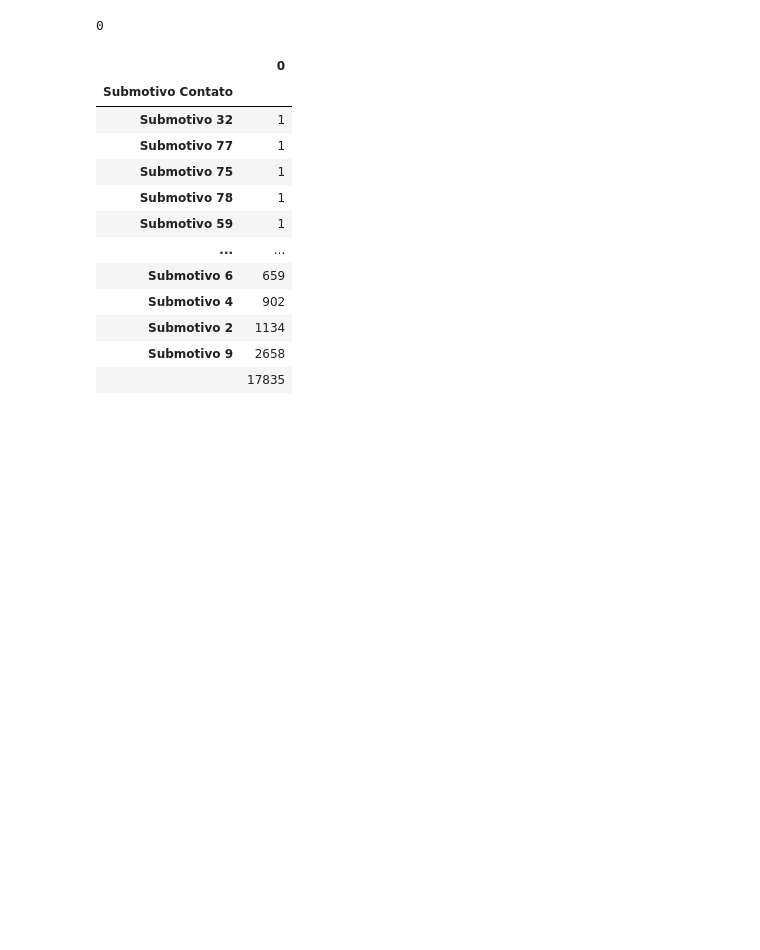
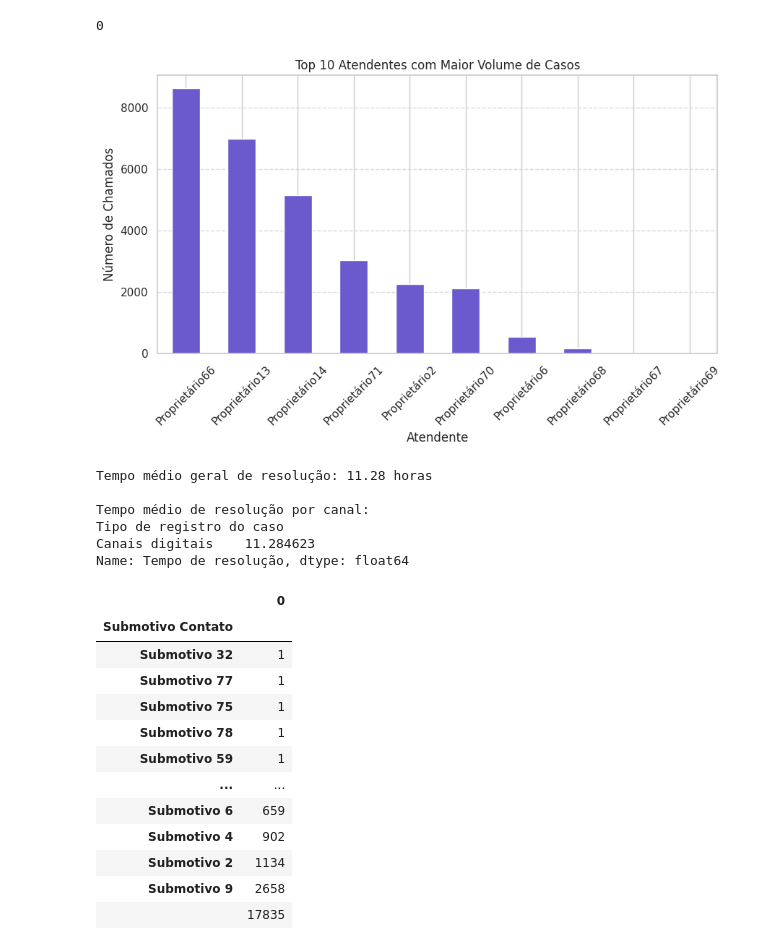
Before and after one commit to nataliaboaventura/customerservice, a Jupyter notebook: CustomerService.ipynb, the cells around one changed output. Cells and saved outputs as stored; diff of their text form; code cells hidden in the pictures; blank space fills up the shorter version.

```diff
--- a/CustomerService.ipynb
+++ b/CustomerService.ipynb
@@ -803,6 +839,44 @@ canais['Submotivo Contato'].isna().sum()
 #Substituindo os valores faltantes por nulos para não prejudicar a análise
 
 canais['Submotivo Contato'].fillna('', inplace=True)
+# %%
+## Volume de casos por atendente
+
+# Convertendo colunas de data para datetime
+canais['Data/Hora de abertura'] = pd.to_datetime(canais['Data/Hora de abertura'], errors='coerce')
+canais['Data/Hora de fechamento'] = pd.to_datetime(canais['Data/Hora de fechamento'], errors='coerce')
+
+# Criando a coluna de tempo de resolução (removendo casos sem data de fechamento)
+canais['Tempo de resolução'] = (canais['Data/Hora de fechamento'] - canais['Data/Hora de abertura']).dt.total_seconds() / 3600  # Em horas
+tempo_medio_geral = canais['Tempo de resolução'].mean()
+
+# Tempo médio por canal
+tempo_medio_por_canal = canais.groupby('Tipo de registro do caso')['Tempo de resolução'].mean()
+
+# Gráfico de volume de casos por atendente (Top 10)
+top_10_atendentes = canais['Proprietário do caso'].value_counts().nlargest(10)
+
+plt.figure(figsize=(10,5))
+top_10_atendentes.plot(kind='bar', color='#6A5ACD')
+plt.title('Top 10 Atendentes com Maior Volume de Casos')
+plt.xlabel('Atendente')
+plt.ylabel('Número de Chamados')
+plt.xticks(rotation=45)
+plt.grid(axis='y', linestyle='--', alpha=0.7)
+plt.show()
+
+# Exibir resultados
+print(f"Tempo médio geral de resolução: {tempo_medio_geral:.2f} horas")
+print("\nTempo médio de resolução por canal:")
+print(tempo_medio_por_canal)
+# %% [output]
+[figure, added]
+Tempo médio geral de resolução: 11.28 horas
+
+Tempo médio de resolução por canal:
+Tipo de registro do caso
+Canais digitais    11.284623
+Name: Tempo de resolução, dtype: float64
 # %%
 agrup_submotivo_contato = canais.groupby(['Submotivo Contato']).size()
 agrup_submotivo_contato.sort_values()
```
Also changed, not shown: parts of 2 cells of this notebook.
